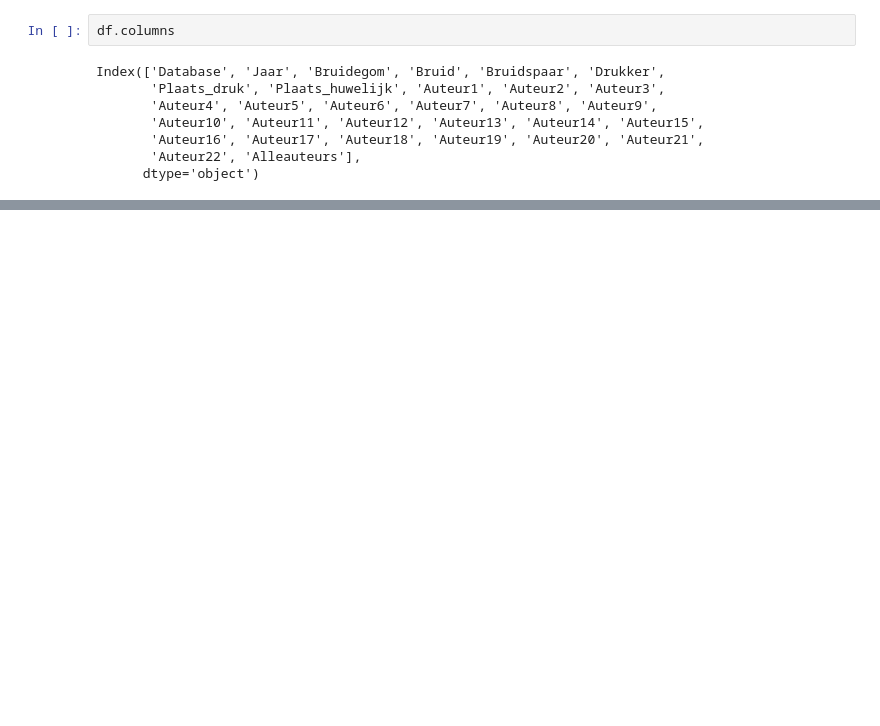
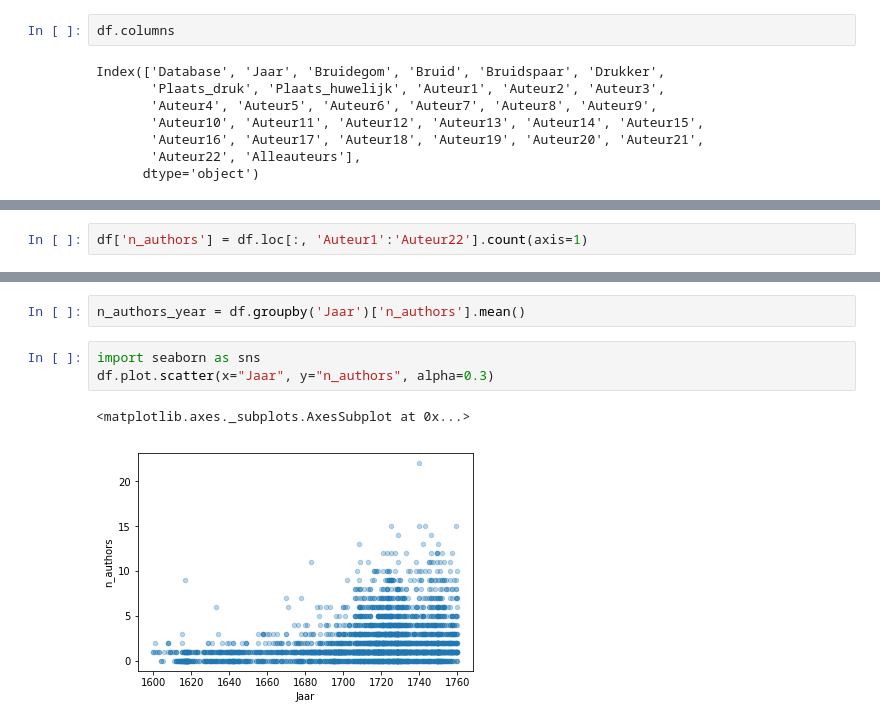
Before and after one commit to awlassche/netwerk-huwelijksgedichten, a Jupyter notebook: Notebooks_scripts/Data analysis 2.0.ipynb, the cells around one changed output, grey strips where cells are left out. Drawn from its saved outputs; the diff is of its cells as text; blank space fills up the shorter version.

```diff
--- a/Notebooks_scripts/Data analysis 2.0.ipynb
+++ b/Notebooks_scripts/Data analysis 2.0.ipynb
@@ -55,0 +104,2 @@ df1.to_csv('Allebruidsparen.csv', sep='\t')
+# %%
+df['n_authors'] = df.loc[:, 'Auteur1':'Auteur22'].count(axis=1)
@@ -55,0 +117,8 @@ df1.to_csv('Allebruidsparen.csv', sep='\t')
+# %%
+n_authors_year = df.groupby('Jaar')['n_authors'].mean()
+# %%
+import seaborn as sns
+df.plot.scatter(x="Jaar", y="n_authors", alpha=0.3)
+# %% [output]
+<matplotlib.axes._subplots.AxesSubplot at 0x...>
+[figure, added]
```
Also changed, not shown: parts of 15 cells of this notebook, 4 other files.
